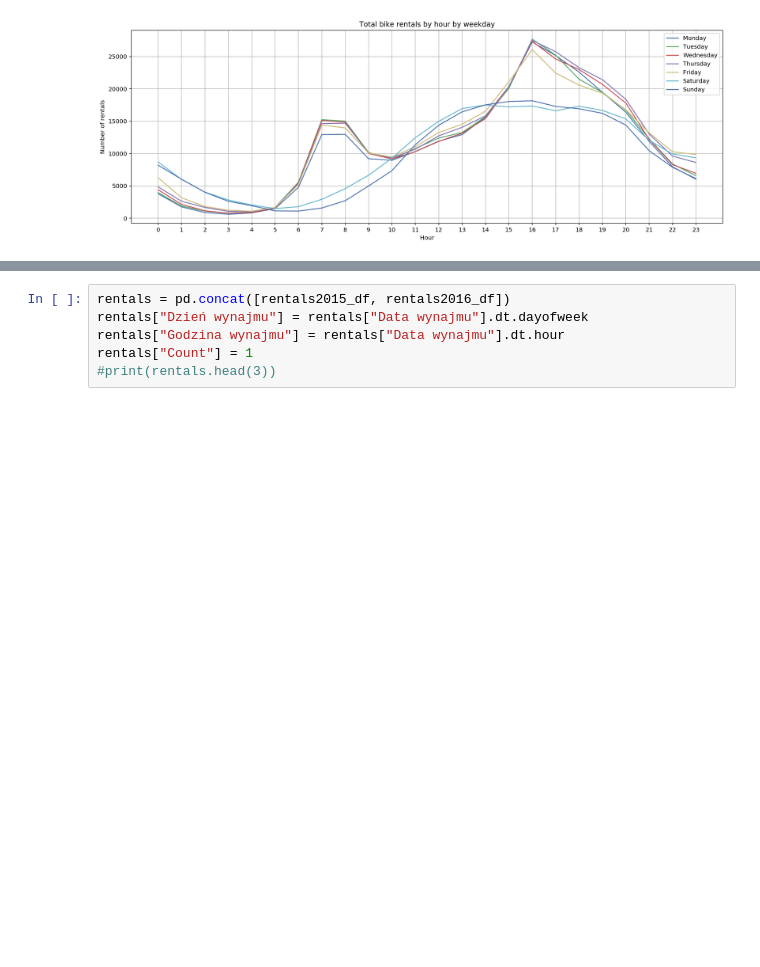
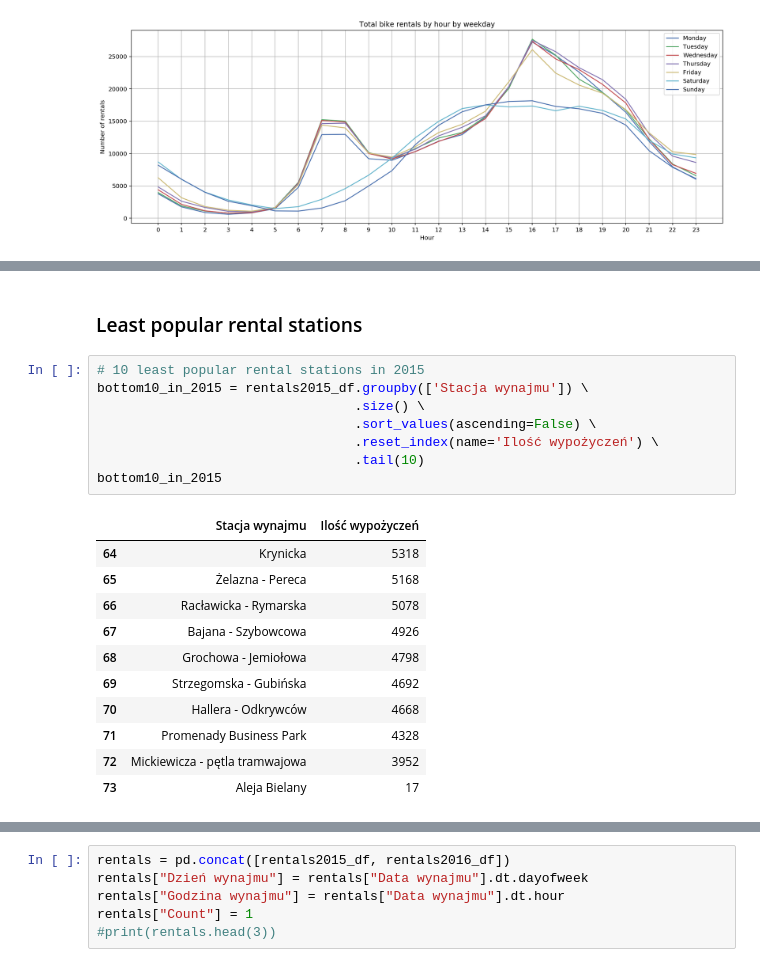
Before and after one commit to mariuszrokita/bike-sharing-demand, a Jupyter notebook: notebooks/wroclawski-rower-miejski/initial-data-exploration.ipynb, the cells around one changed output, grey strips where cells are left out. Cells and saved outputs as stored; diff of their text form; blank space fills up the shorter version.

```diff
--- a/notebooks/wroclawski-rower-miejski/initial-data-exploration.ipynb
+++ b/notebooks/wroclawski-rower-miejski/initial-data-exploration.ipynb
@@ -661,0 +719,22 @@ bikestations_simple = bikestations_df[['Lokalizacja', 'Szer. geograficzna', 'Dł
+# %% [markdown]
+### Least popular rental stations
+# %%
+# 10 least popular rental stations in 2015
+bottom10_in_2015 = rentals2015_df.groupby(['Stacja wynajmu']) \
+                                 .size() \
+                                 .sort_values(ascending=False) \
+                                 .reset_index(name='Ilość wypożyczeń') \
+                                 .tail(10)
+bottom10_in_2015
+# %% [output]
+|  | Stacja wynajmu | Ilość wypożyczeń |
+| 64 | Krynicka | 5318 |
+| 65 | Żelazna - Pereca | 5168 |
+| 66 | Racławicka - Rymarska | 5078 |
+| 67 | Bajana - Szybowcowa | 4926 |
+| 68 | Grochowa - Jemiołowa | 4798 |
+| 69 | Strzegomska - Gubińska | 4692 |
+| 70 | Hallera - Odkrywców | 4668 |
+| 71 | Promenady Business Park | 4328 |
+| 72 | Mickiewicza - pętla tramwajowa | 3952 |
+| 73 | Aleja Bielany | 17 |
```
Also changed, not shown: parts of 13 cells of this notebook.
